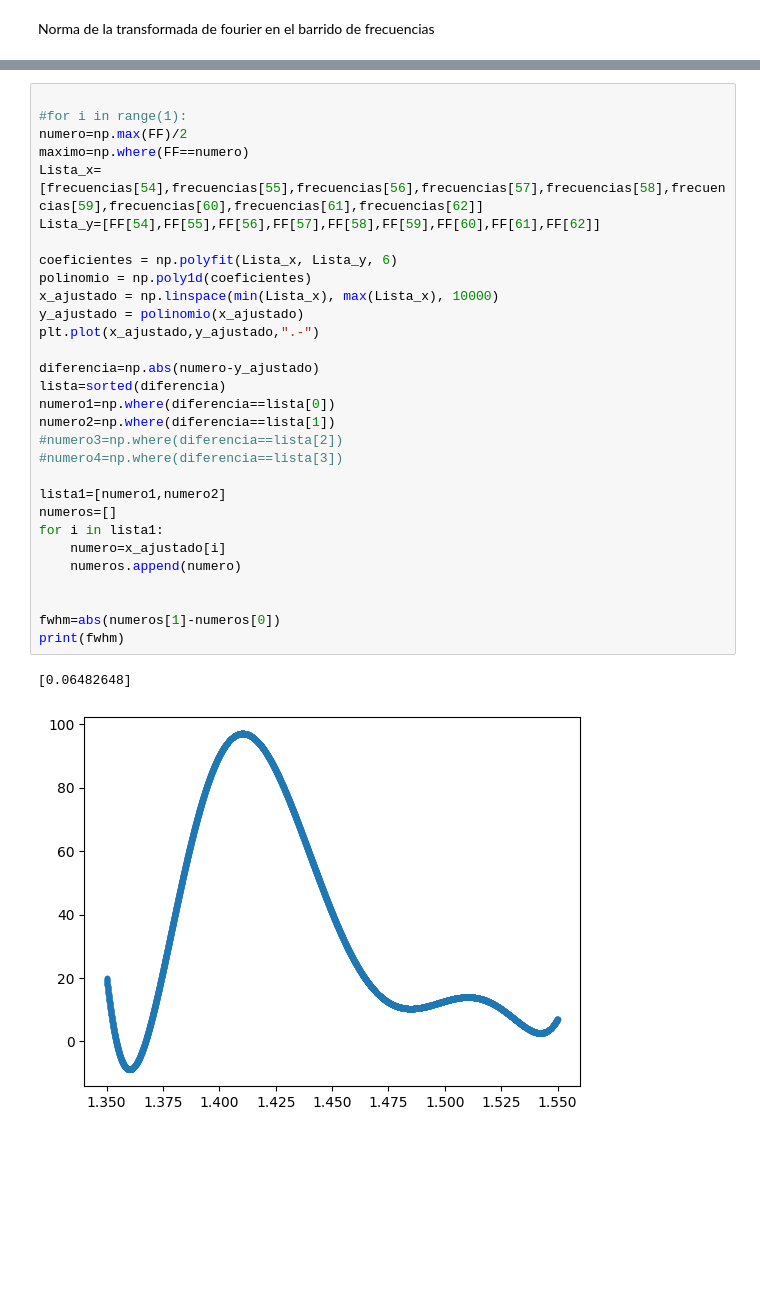
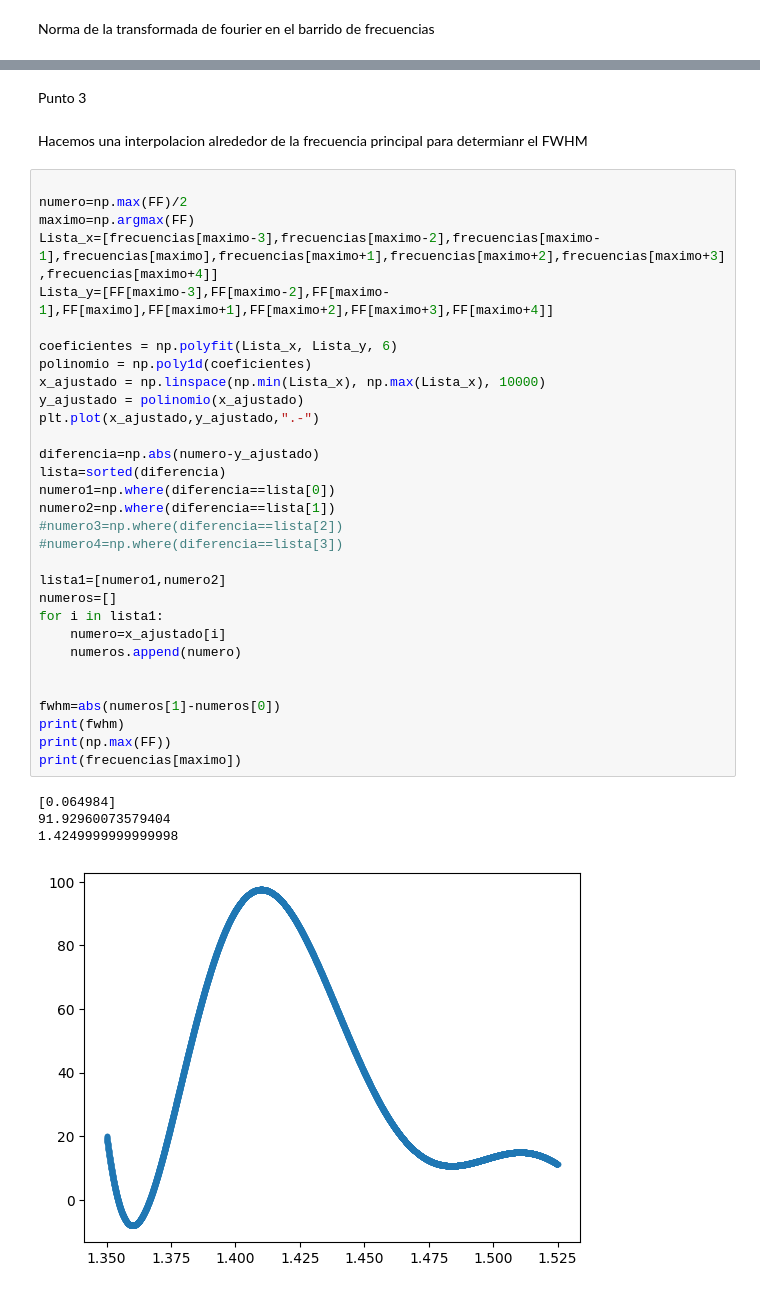
Before and after one commit to DiegoMunoz150/Fabian-Martinez-y-Diego-Mu-oz, a Jupyter notebook: Taller 1.ipynb, the cells around one changed output, grey strips where cells are left out. Cells and saved outputs as stored; diff of their text form; blank space fills up the shorter version.

```diff
--- a/Taller 1.ipynb
+++ b/Taller 1.ipynb
@@ -64,33 +64,40 @@ Ademas si se le agrega ruido a la señal en (y) entonces la funcion de fourier s
+# %% [markdown]
+Punto 3
+# %% [markdown]
+Hacemos una interpolacion alrededor de la frecuencia principal para determianr el FWHM
 # %%
 
-#for i in range(1):
 numero=np.max(FF)/2
-maximo=np.where(FF==numero)
-Lista_x=[frecuencias[54],frecuencias[55],frecuencias[56],frecuencias[57],frecuencias[58],frecuencias[59],frecuencias[60],frecuencias[61],frecuencias[62]]
-Lista_y=[FF[54],FF[55],FF[56],FF[57],FF[58],FF[59],FF[60],FF[61],FF[62]]
+maximo=np.argmax(FF)
+Lista_x=[frecuencias[maximo-3],frecuencias[maximo-2],frecuencias[maximo-1],frecuencias[maximo],frecuencias[maximo+1],frecuencias[maximo+2],frecuencias[maximo+3],frecuencias[maximo+4]]
+Lista_y=[FF[maximo-3],FF[maximo-2],FF[maximo-1],FF[maximo],FF[maximo+1],FF[maximo+2],FF[maximo+3],FF[maximo+4]]
 
 coeficientes = np.polyfit(Lista_x, Lista_y, 6)
 polinomio = np.poly1d(coeficientes)
-x_ajustado = np.linspace(min(Lista_x), max(Lista_x), 10000)
+x_ajustado = np.linspace(np.min(Lista_x), np.max(Lista_x), 10000)
 y_ajustado = polinomio(x_ajustado)
 plt.plot(x_ajustado,y_ajustado,".-")
 
 diferencia=np.abs(numero-y_ajustado)
 lista=sorted(diferencia)
 numero1=np.where(diferencia==lista[0])
 numero2=np.where(diferencia==lista[1])
 #numero3=np.where(diferencia==lista[2])
 #numero4=np.where(diferencia==lista[3])
 
 lista1=[numero1,numero2]
 numeros=[]
 for i in lista1:
     numero=x_ajustado[i]
     numeros.append(numero)
 
 
 fwhm=abs(numeros[1]-numeros[0])
 print(fwhm)
+print(np.max(FF))
+print(frecuencias[maximo])
 # %% [output]
-[0.06482648]
+[0.064984]
+91.92960073579404
+1.4249999999999998
-[figure, old version]
+[figure, new version]
```
Also changed, not shown: parts of 13 cells of this notebook.
